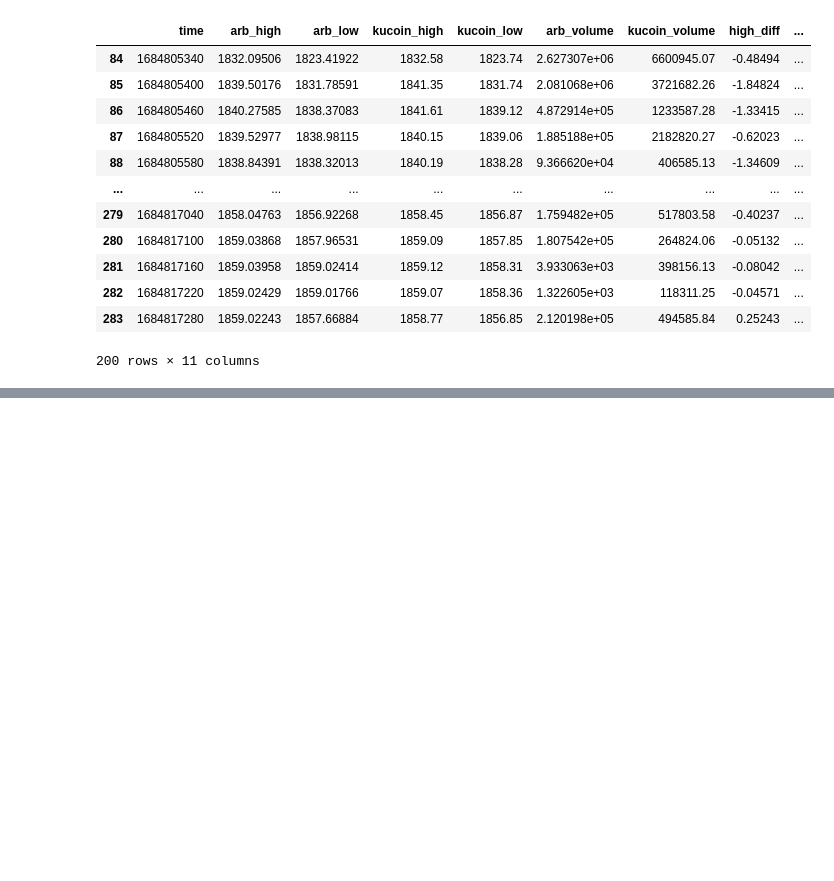
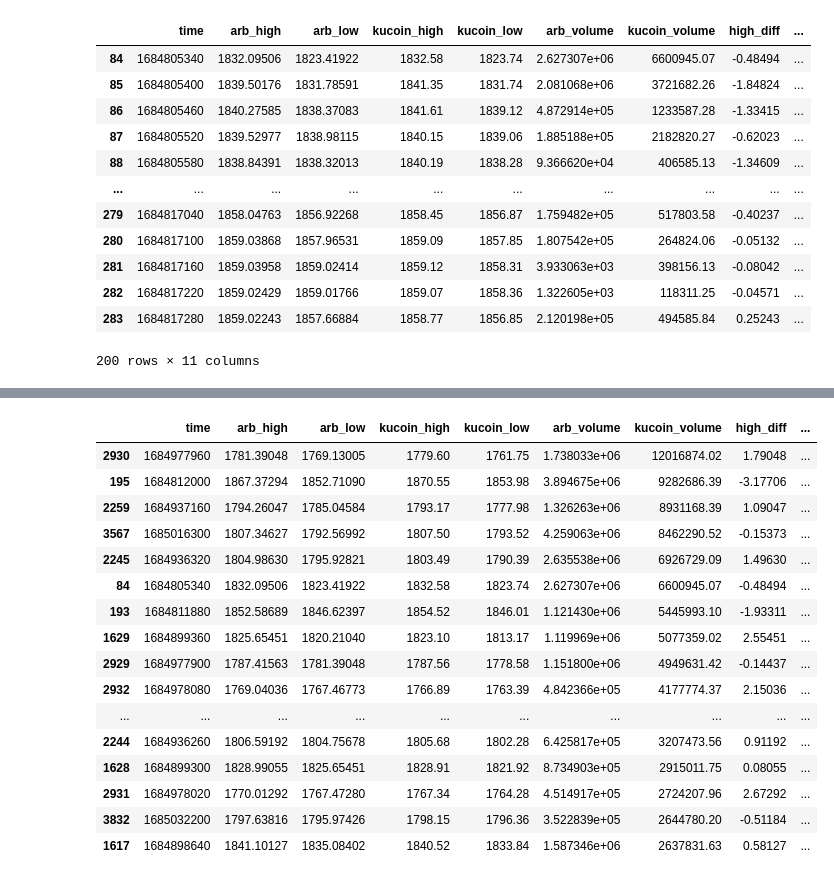
Before and after one commit to zhant09/uniswap-v3-analysis, a Jupyter notebook: notebooks/dex_cex_analysis.ipynb, the cells around one changed output, grey strips where cells are left out. Cells and saved outputs as stored; diff of their text form; code cells hidden in the pictures; blank space fills up the shorter version.

```diff
--- a/src/data_storage/dex_cex_analysis.ipynb
+++ b/notebooks/dex_cex_analysis.ipynb
@@ -515,0 +514,25 @@ kucoin_df[kucoin_df["time"] == 1684805340]
+# %%
+# CEX & DEX trading volume high
+df["kucoin_gap"] = df["kucoin_high"] - df["kucoin_low"]
+df["arb_gap"] = df["arb_high"] - df["arb_low"]
+
+df.sort_values(by=["kucoin_volume"], ascending=False, inplace=True)
+df.head(20)
+# %% [output]
+|  | time | arb_high | arb_low | kucoin_high | kucoin_low | arb_volume | kucoin_volume | high_diff | ... |
+| 2930 | 1684977960 | 1781.39048 | 1769.13005 | 1779.60 | 1761.75 | 1.738033e+06 | 12016874.02 | 1.79048 | ... |
+| 195 | 1684812000 | 1867.37294 | 1852.71090 | 1870.55 | 1853.98 | 3.894675e+06 | 9282686.39 | -3.17706 | ... |
+| 2259 | 1684937160 | 1794.26047 | 1785.04584 | 1793.17 | 1777.98 | 1.326263e+06 | 8931168.39 | 1.09047 | ... |
+| 3567 | 1685016300 | 1807.34627 | 1792.56992 | 1807.50 | 1793.52 | 4.259063e+06 | 8462290.52 | -0.15373 | ... |
+| 2245 | 1684936320 | 1804.98630 | 1795.92821 | 1803.49 | 1790.39 | 2.635538e+06 | 6926729.09 | 1.49630 | ... |
+| 84 | 1684805340 | 1832.09506 | 1823.41922 | 1832.58 | 1823.74 | 2.627307e+06 | 6600945.07 | -0.48494 | ... |
+| 193 | 1684811880 | 1852.58689 | 1846.62397 | 1854.52 | 1846.01 | 1.121430e+06 | 5445993.10 | -1.93311 | ... |
+| 1629 | 1684899360 | 1825.65451 | 1820.21040 | 1823.10 | 1813.17 | 1.119969e+06 | 5077359.02 | 2.55451 | ... |
+| 2929 | 1684977900 | 1787.41563 | 1781.39048 | 1787.56 | 1778.58 | 1.151800e+06 | 4949631.42 | -0.14437 | ... |
+| 2932 | 1684978080 | 1769.04036 | 1767.46773 | 1766.89 | 1763.39 | 4.842366e+05 | 4177774.37 | 2.15036 | ... |
+| ... | ... | ... | ... | ... | ... | ... | ... | ... | ... |
+| 2244 | 1684936260 | 1806.59192 | 1804.75678 | 1805.68 | 1802.28 | 6.425817e+05 | 3207473.56 | 0.91192 | ... |
+| 1628 | 1684899300 | 1828.99055 | 1825.65451 | 1828.91 | 1821.92 | 8.734903e+05 | 2915011.75 | 0.08055 | ... |
+| 2931 | 1684978020 | 1770.01292 | 1767.47280 | 1767.34 | 1764.28 | 4.514917e+05 | 2724207.96 | 2.67292 | ... |
+| 3832 | 1685032200 | 1797.63816 | 1795.97426 | 1798.15 | 1796.36 | 3.522839e+05 | 2644780.20 | -0.51184 | ... |
+| 1617 | 1684898640 | 1841.10127 | 1835.08402 | 1840.52 | 1833.84 | 1.587346e+06 | 2637831.63 | 0.58127 | ... |
```
Also changed, not shown: parts of 8 cells of this notebook, 1 other file.
